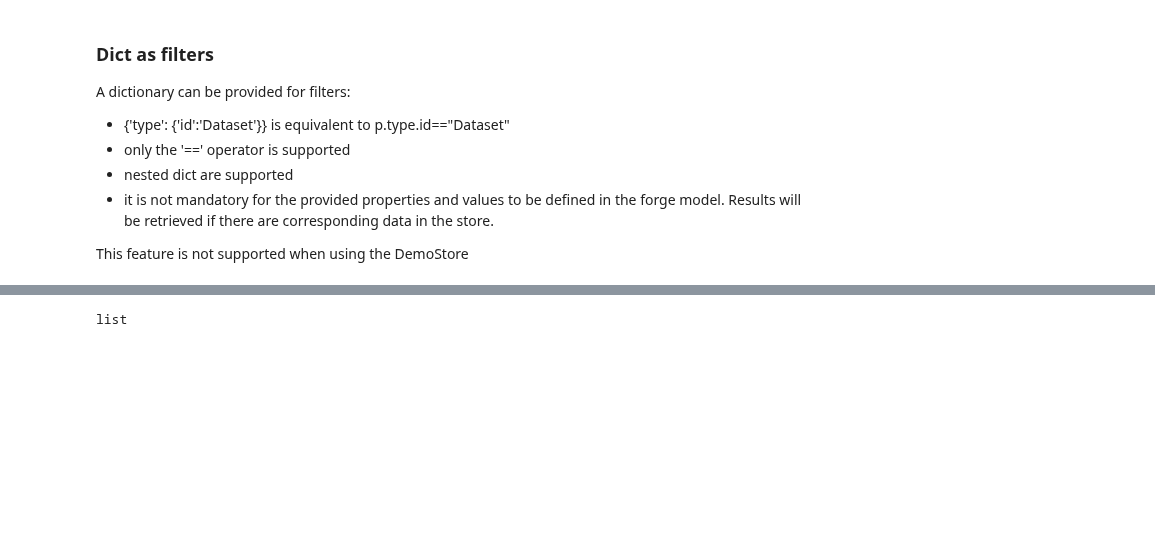
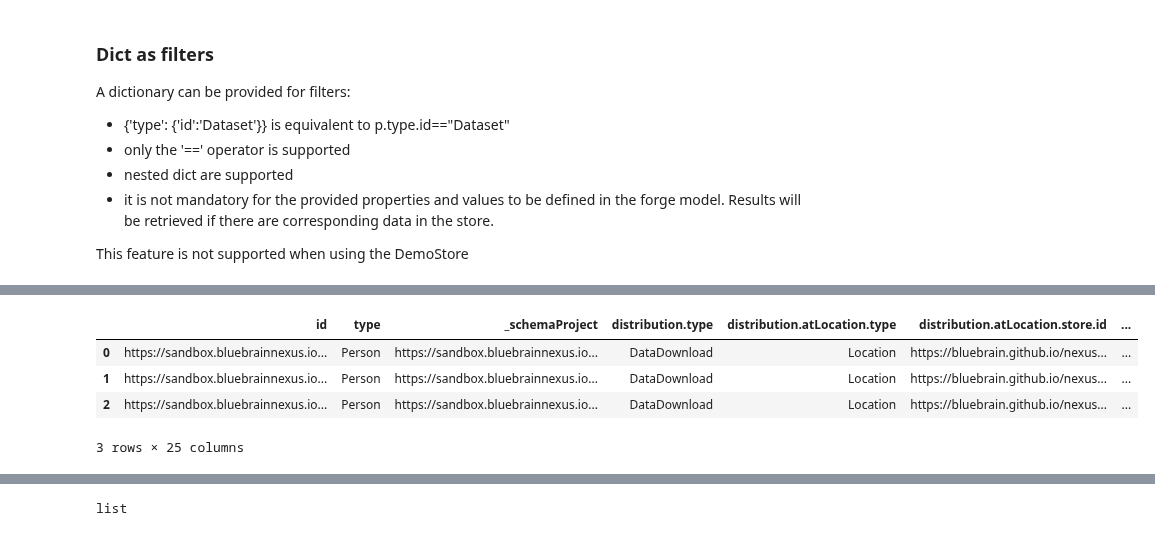
Before and after one commit to BlueBrain/nexus-forge, a Jupyter notebook: examples/notebooks/getting-started/04 - Querying.ipynb, the cells around one changed output, grey strips where cells are left out. Drawn from its saved outputs; the diff is of its cells as text; code cells hidden in the pictures; blank space fills up the shorter version.

```diff
--- a/examples/notebooks/getting-started/04 - Querying.ipynb
+++ b/examples/notebooks/getting-started/04 - Querying.ipynb
@@ -180,0 +209,6 @@ resources = forge.search(filters, limit=3)
+# %%
+# Search for resources of type Person and with text/tab-separated-values as distribution.encodingFormat
+
+filter_1 = Filter(operator="__eq__", path=["type"], value="Person")
+filter_2 = Filter(operator="__eq__", path=["distribution","encodingFormat"], value="text/tab-separated-values")
+resources = forge.search(filter_1,filter_2, limit=3)
@@ -180,0 +223,8 @@ resources = forge.search(filters, limit=3)
+# %%
+forge.as_dataframe(resources, store_metadata=True)
+# %% [output]
+|  | id | type | _schemaProject | distribution.type | distribution.atLocation.type | distribution.atLocation.store.id | ... |
+| 0 | https://sandbox.bluebrainnexus.io... | Person | https://sandbox.bluebrainnexus.io... | DataDownload | Location | https://bluebrain.github.io/nexus... | ... |
+| 1 | https://sandbox.bluebrainnexus.io... | Person | https://sandbox.bluebrainnexus.io... | DataDownload | Location | https://bluebrain.github.io/nexus... | ... |
+| 2 | https://sandbox.bluebrainnexus.io... | Person | https://sandbox.bluebrainnexus.io... | DataDownload | Location | https://bluebrain.github.io/nexus... | ... |
+3 rows × 25 columns
```
Also changed, not shown: parts of 52 cells of this notebook, 30 other files.
